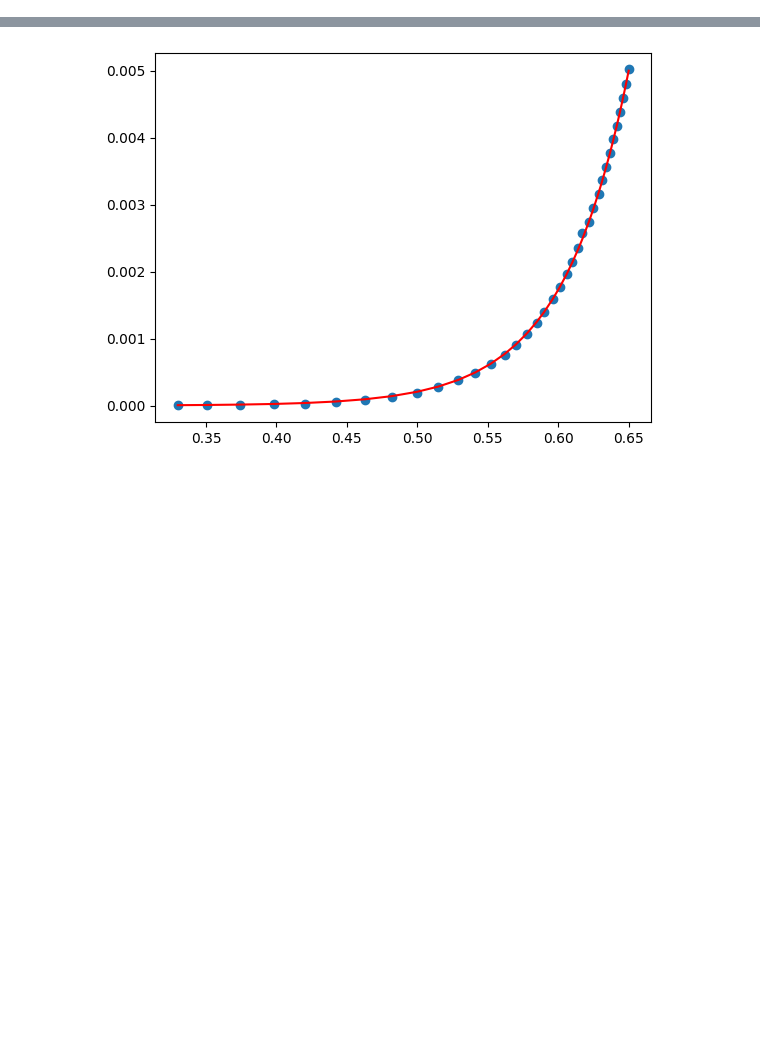
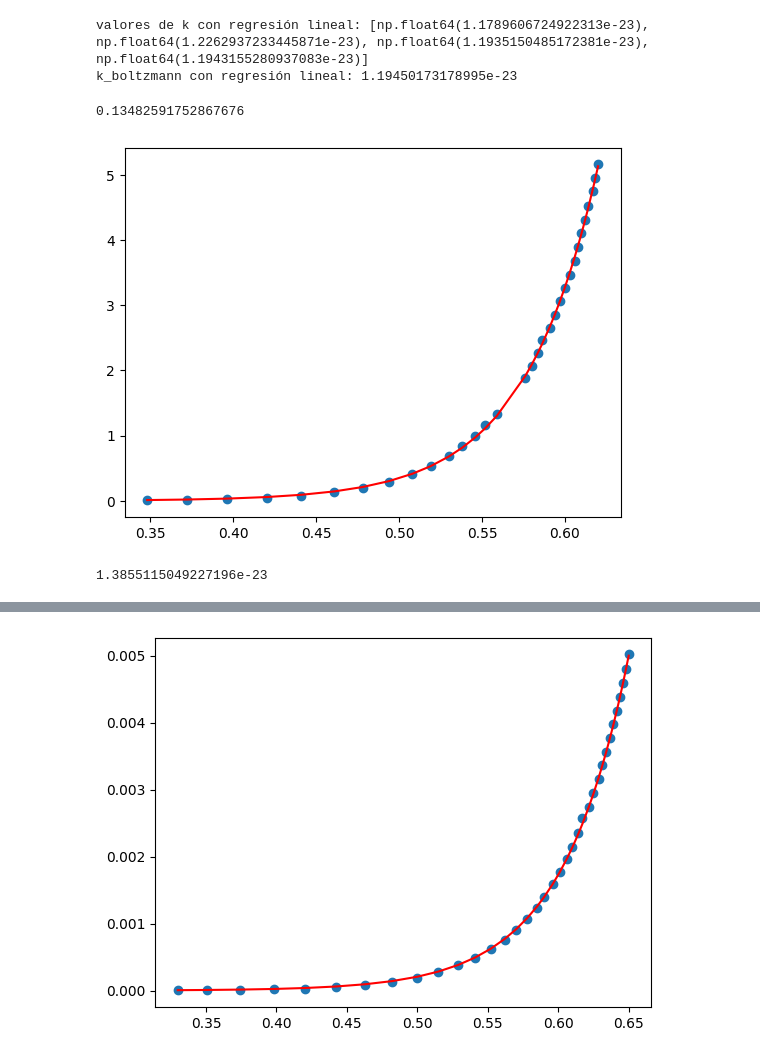
Before and after one commit to JosetoCa/Experimental-IV, a Jupyter notebook: Untitled-1.ipynb, the cells around one changed output, grey strips where cells are left out. Saved outputs shown, nothing was run; the diff lists cells and outputs as text; code cells hidden in the pictures; blank space fills up the shorter version.

```diff
--- a/Untitled-1.ipynb
+++ b/Untitled-1.ipynb
@@ -145,0 +195,65 @@ corriente2 = corriente2 * -1 # Cambiamos el signo de la corriente para que sea p
+# %%
+import numpy as np
+from scipy.stats import linregress
+
+log_cur = []
+for i in corrientes:
+    log_cur.append(np.log(i))
+
+b_ = []
+
+for i in range(len(voltajes)):
+    slope, intercept, r_value, p_value, std_err = linregress(voltajes[i], log_cur[i])
+    b_.append(slope)
+k_ = []
+for i in range(len(temperaturas)):
+    k_.append((1/ideality[i]) * (e) / (temperaturas[i] * b_[i]))
+print("valores de k con regresión lineal:", k_)
+
+
+k_boltzmann_ = 0
+for i in range(len(k)):
+    k_boltzmann_ += k_[i] * len(voltajes[i]) / total_datos
+print("k_boltzmann con regresión lineal:", k_boltzmann_)
+# %% [output]
+valores de k con regresión lineal: [np.float64(1.1789606724922313e-23), np.float64(1.2262937233445871e-23), np.float64(1.1935150485172381e-23), np.float64(1.1943155280937083e-23)]
+k_boltzmann con regresión lineal: 1.19450173178995e-23
+# %%
+from scipy.constants import k
+print(abs(k_boltzmann_ - k) / k)
+# %% [output]
+0.13482591752867676
+# %%
+import numpy as np
+import matplotlib.pyplot as plt
+from scipy.optimize import curve_fit
+voltaje_5 = np.array([
+    0.348, 0.372, 0.396, 0.420, 0.441, 0.461, 0.478,
+    0.494, 0.508, 0.519, 0.530, 0.538, 0.546, 0.552, 0.559, 0.576,
+    0.580, 0.584, 0.586, 0.591, 0.594, 0.597, 0.600, 0.603, 0.606, 0.608, 0.610,
+    0.612, 0.614, 0.617, 0.618, 0.620
+])
+
+corriente_5 = np.array([
+    0.005, 0.010, 0.021, 0.042, 0.076, 0.129, 0.202,
+    0.295, 0.410, 0.537, 0.685, 0.834, 0.995, 1.160, 1.335, 1.884,
+    2.073, 2.264, 2.467, 2.655, 2.858, 3.060,
+    3.264, 3.463, 3.673, 3.894, 4.106,
+    4.315, 4.530, 4.746, 4.955, 5.160
+])
+
+
+
+
+def exponencial(x, a, b):
+    return a * np.exp(b * x)
+params_opt, params_cov = curve_fit(exponencial, voltaje_5,corriente_5, p0=[0, 0])
+
+plt.plot(voltaje_5, corriente_5, 'o', label='Datos')
+plt.plot(voltaje_5, exponencial(voltaje_5, params_opt[0], params_opt[1]), 'r-', label='Ajuste')
+plt.show()
+a, b = params_opt
+print((1/1.71)*(1.602176e-19)/(b*301.1))
+# %% [output]
+[figure, added]
+1.3855115049227196e-23
```
Also changed, not shown: parts of 9 cells of this notebook.
